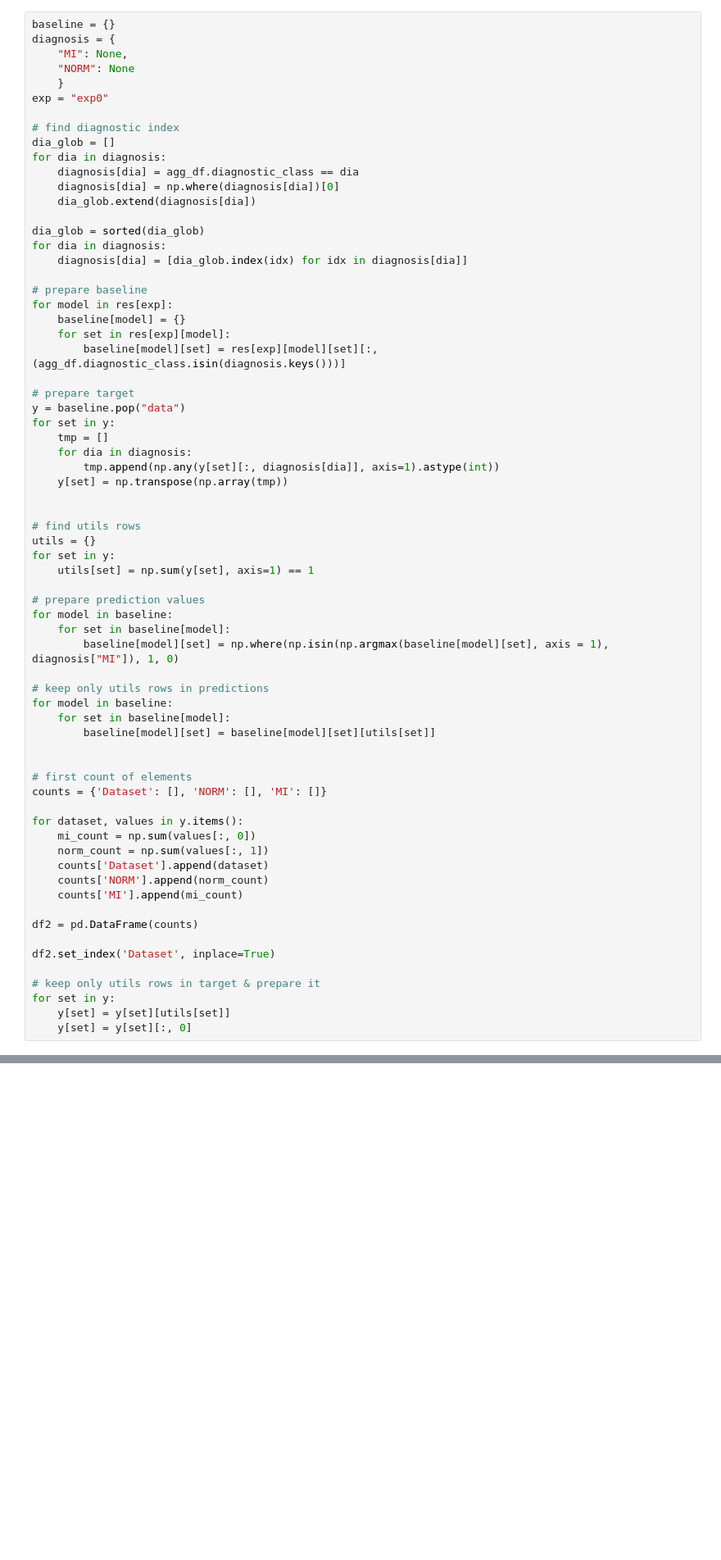
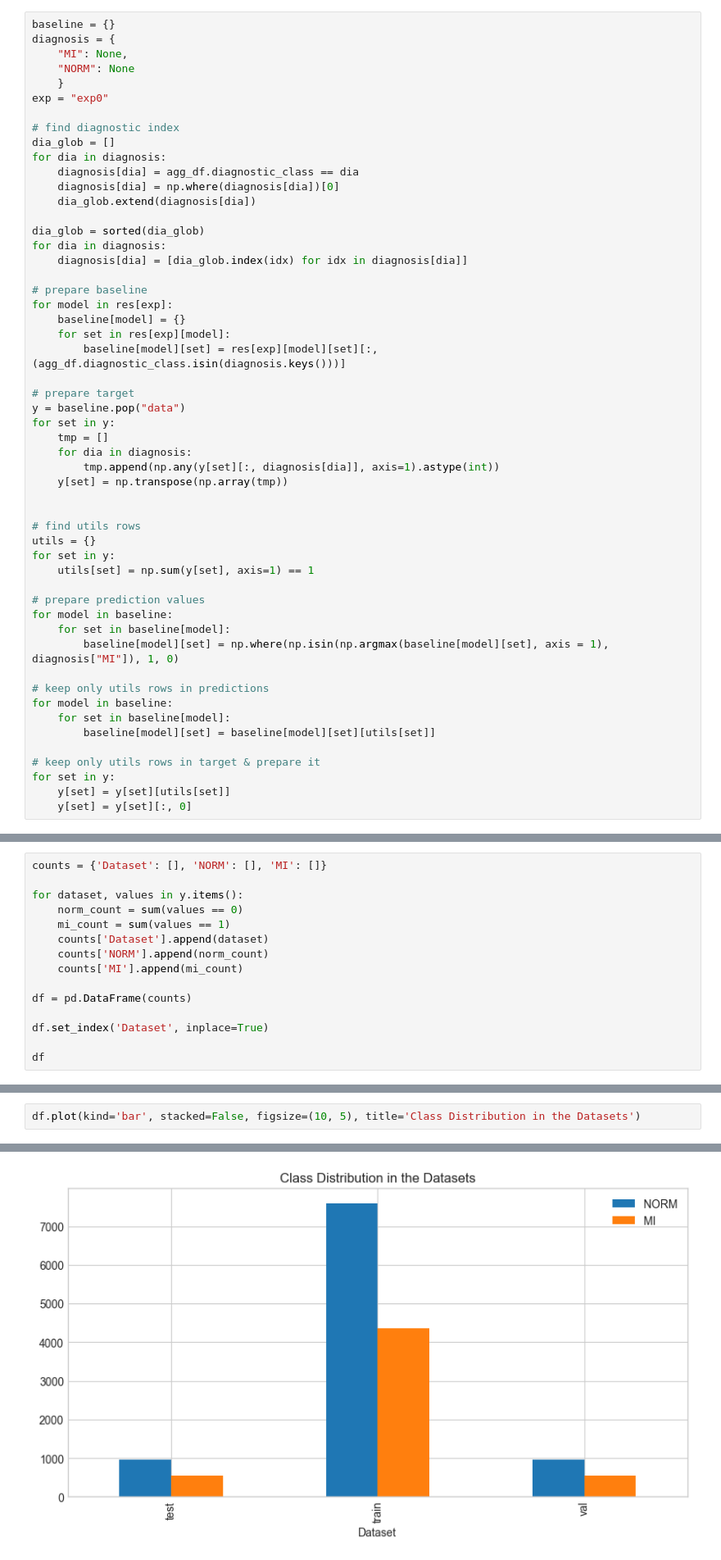
Before and after one commit to dadegrande99/ecg_ptbxl_benchmarking, a Jupyter notebook: results_analysis.ipynb, the cells around one changed output, grey strips where cells are left out. Shown at 82% size. Cells and saved outputs as stored; diff of their text form; blank space fills up the shorter version.

```diff
--- a/results_analysis.ipynb
+++ b/results_analysis.ipynb
@@ -456,21 +467,6 @@ for model in baseline:
     for set in baseline[model]:
         baseline[model][set] = baseline[model][set][utils[set]]
 
-
-# first count of elements
-counts = {'Dataset': [], 'NORM': [], 'MI': []}
-
-for dataset, values in y.items():
-    mi_count = np.sum(values[:, 0])
-    norm_count = np.sum(values[:, 1])
-    counts['Dataset'].append(dataset)
-    counts['NORM'].append(norm_count)
-    counts['MI'].append(mi_count)
-
-df2 = pd.DataFrame(counts)
-
-df2.set_index('Dataset', inplace=True)
-
 # keep only utils rows in target & prepare it
 for set in y:
     y[set] = y[set][utils[set]]
@@ -606,0 +661,15 @@ df.plot(kind='bar', stacked=False, figsize=(10, 5), title='Class Distribution in
+# %%
+counts = {'Dataset': [], 'NORM': [], 'MI': []}
+
+for dataset, values in y.items():
+    norm_count = sum(values == 0)
+    mi_count = sum(values == 1)
+    counts['Dataset'].append(dataset)
+    counts['NORM'].append(norm_count)
+    counts['MI'].append(mi_count)
+
+df = pd.DataFrame(counts)
+
+df.set_index('Dataset', inplace=True)
+
+df
@@ -606,0 +682,3 @@ df.plot(kind='bar', stacked=False, figsize=(10, 5), title='Class Distribution in
+# %%
+df.plot(kind='bar', stacked=False, figsize=(10, 5), title='Class Distribution in the Datasets')
+# %% [output]
@@ -606,0 +686 @@ df.plot(kind='bar', stacked=False, figsize=(10, 5), title='Class Distribution in
+[figure, added]
```
Also changed, not shown: parts of 20 cells of this notebook.
